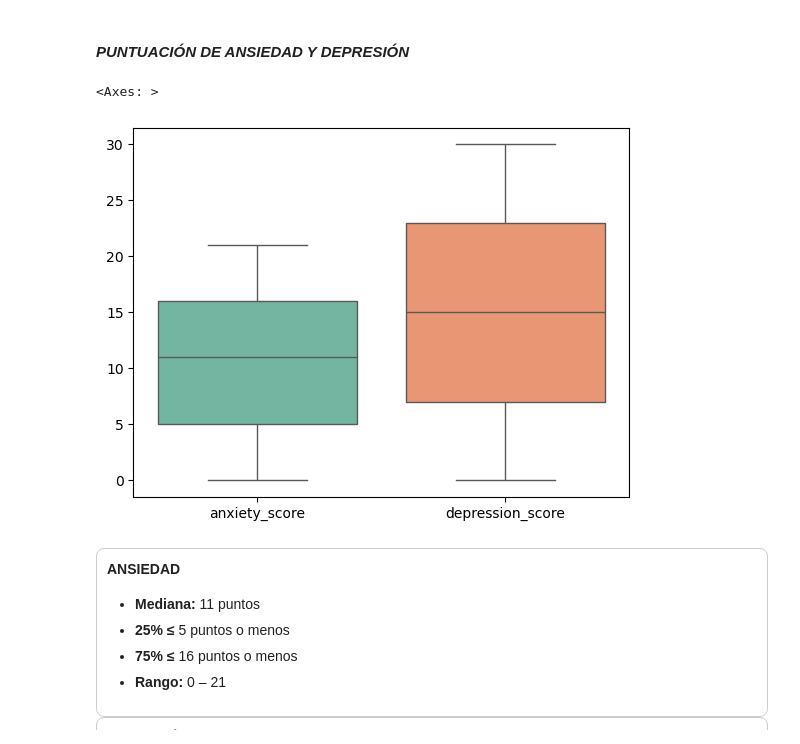
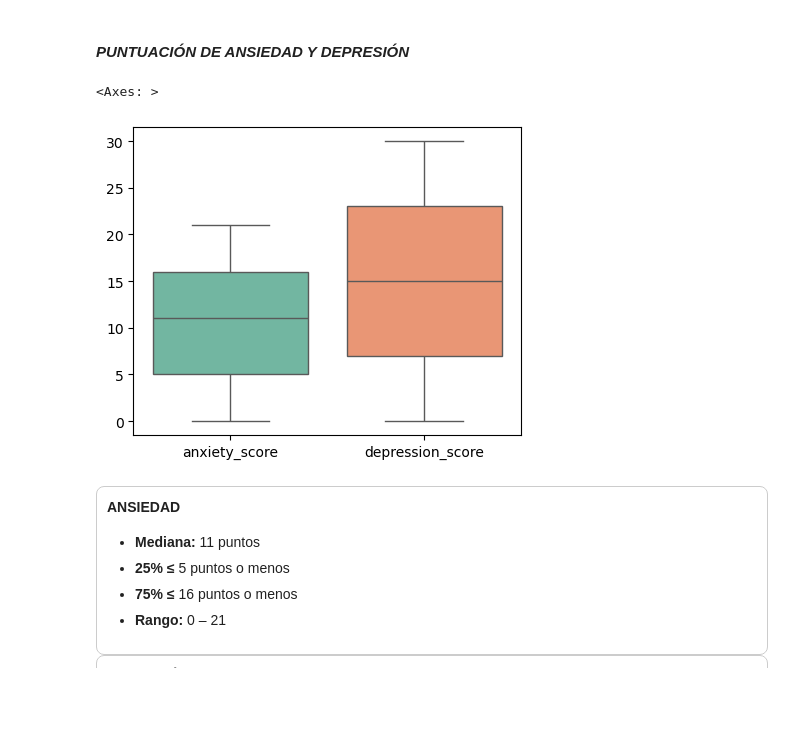
Before and after one commit to MEugenia96/analisis-saludmental, a Jupyter notebook: Proyecto_MentalHealth.ipynb, the cells around one changed output. Cells and saved outputs as stored; diff of their text form; code cells hidden in the pictures; blank space fills up the shorter version.

```diff
--- a/Proyecto_MentalHealth.ipynb
+++ b/Proyecto_MentalHealth.ipynb
@@ -182,11 +183,12 @@ df[['employment_status', 'work_environment', 'mental_health_history', 'seeks_tre
 # %% [markdown]
 #### _PUNTUACIÓN DE ANSIEDAD Y DEPRESIÓN_
 # %%
+plt.figure(figsize=(5,4))
 sns.boxplot(data=df[['anxiety_score','depression_score']],
             palette="Set2")
 # %% [output]
 <Axes: >
-[figure, old version]
+[figure, new version]
 # %% [markdown]
 <div style="display: flex; justify-content: space-around; text-align: left; font-size: 14px";>
 
```
Also changed, not shown: parts of 17 cells of this notebook.
